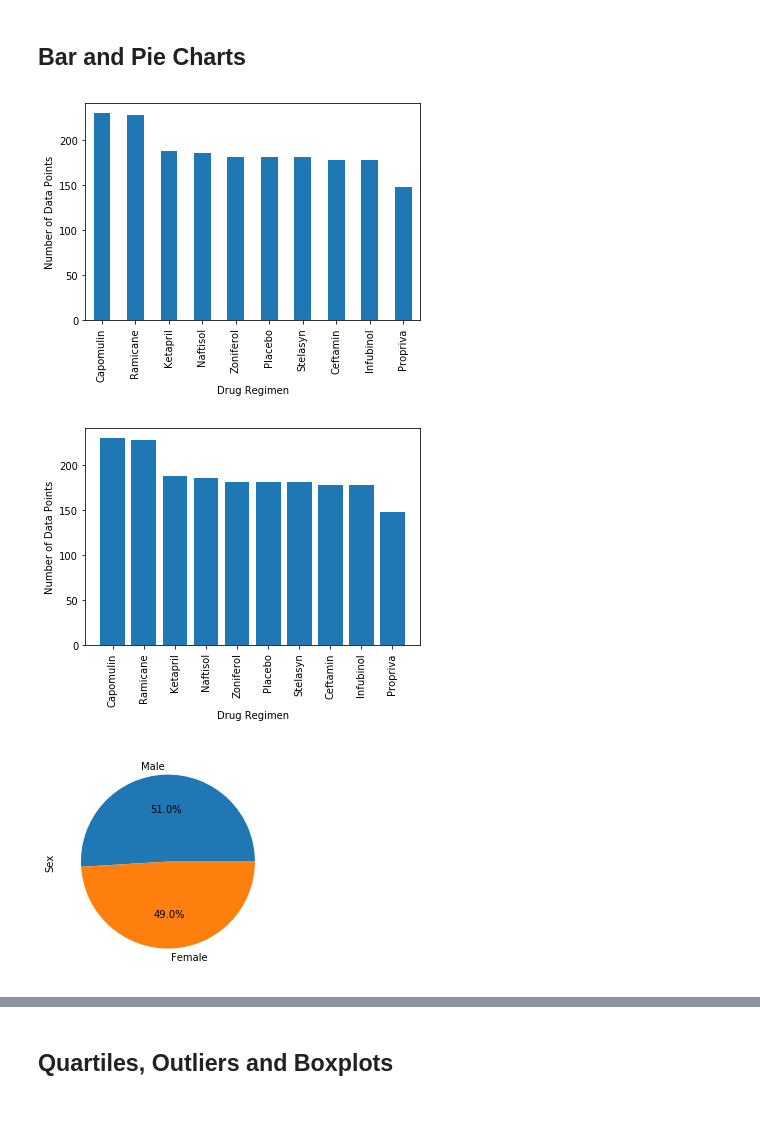
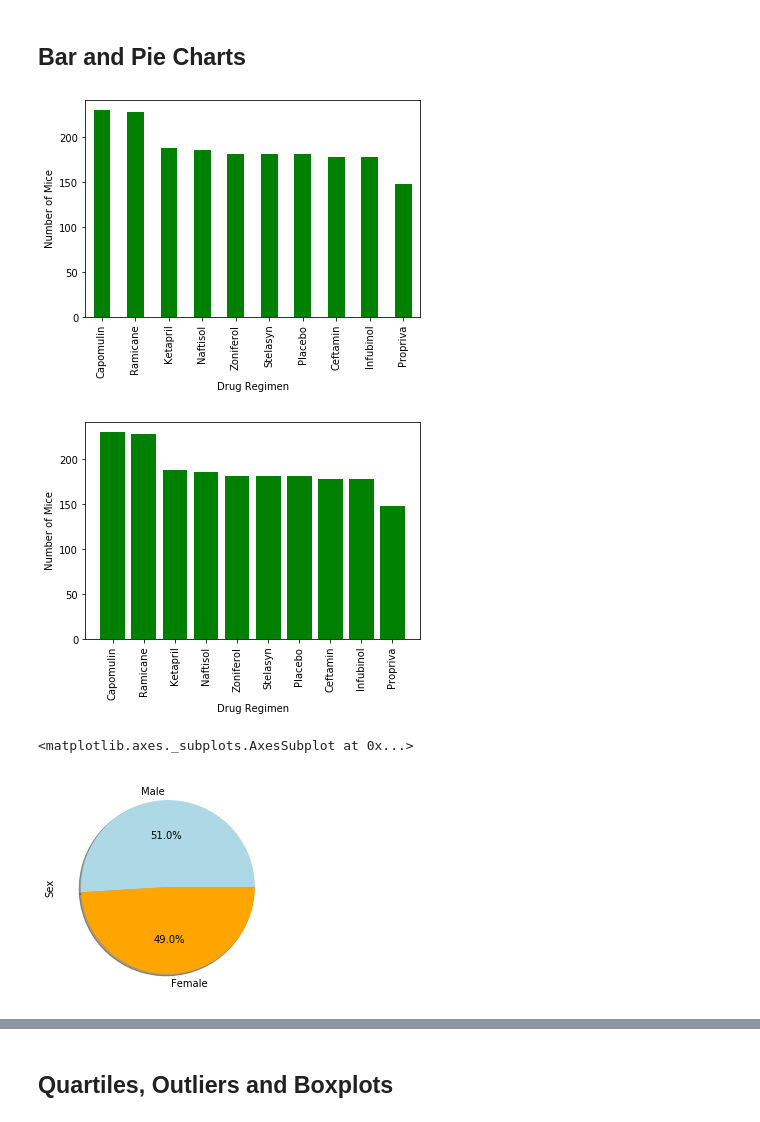
Before and after one commit to jmbruner37/5_matplotlib, a Jupyter notebook: Instructions/Pymaceuticals/Pymaceuticals_starter_with_outputs_JB.ipynb, the cells around one changed output, grey strips where cells are left out. Cells and saved outputs as stored; diff of their text form; code cells hidden in the pictures.

```diff
--- a/Instructions/Pymaceuticals/Pymaceuticals_starter_with_outputs_JB.ipynb
+++ b/Instructions/Pymaceuticals/Pymaceuticals_starter_with_outputs_JB.ipynb
@@ -122,15 +133,43 @@ AttributeError: 'SeriesGroupBy' object has no attribute 'variance'
 ## Bar and Pie Charts
 # %%
 # Generate a bar plot showing the total number of mice for each treatment throughout the course of the study using pandas.
+mouse_per_treatment = cleaned_mice["Drug Regimen"].value_counts()
+y_axis = mouse_per_treatment.values
+x_axis= mouse_per_treatment.index
+
+mouse_per_treatment.plot(kind="bar", color='green')
+
+plt.ylabel("Number of Mice")
+plt.xlabel("Drug Regimen")
+plt.show()
 # %% [output]
-[figure, old version]
+[figure, new version]
 # %%
 # Generate a bar plot showing the total number of mice for each treatment throughout the course of the study using pyplot.
+mouse_per_treatment = cleaned_mice["Drug Regimen"].value_counts()
+
+y_axis = mouse_per_treatment.values
+x_treatment= mouse_per_treatment.index
+
+plt.bar(x_treatment, y_axis, color='g')
+
+plt.ylabel("Number of Mice")
+plt.xlabel("Drug Regimen")
+plt.xticks(rotation=90)
+plt.show()
 # %% [output]
-[figure, old version]
+[figure, new version]
 # %%
 # Generate a pie plot showing the distribution of female versus male mice using pandas
+male_female_dis = cleaned_mice["Sex"].value_counts()
+labels = male_female_dis.index
+size = male_female_dis.values
+colors = ["lightblue", "orange"]
+explode=[0,0]
+male_female_dis.plot(kind="pie", explode=explode, labels=labels, colors=colors,
+        autopct="%1.1f%%", shadow=True, startangle=0)
 # %% [output]
+<matplotlib.axes._subplots.AxesSubplot at 0x...>
-[figure, old version]
+[figure, new version]
 # %%
 # Generate a pie plot showing the distribution of female versus male mice using pyplot
```
Also changed, not shown: parts of 2 cells of this notebook.
